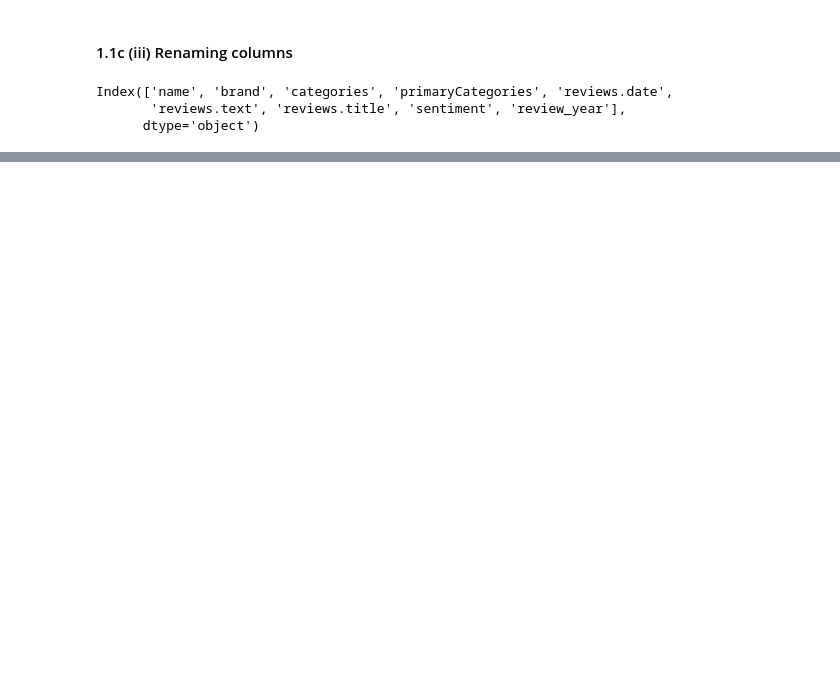
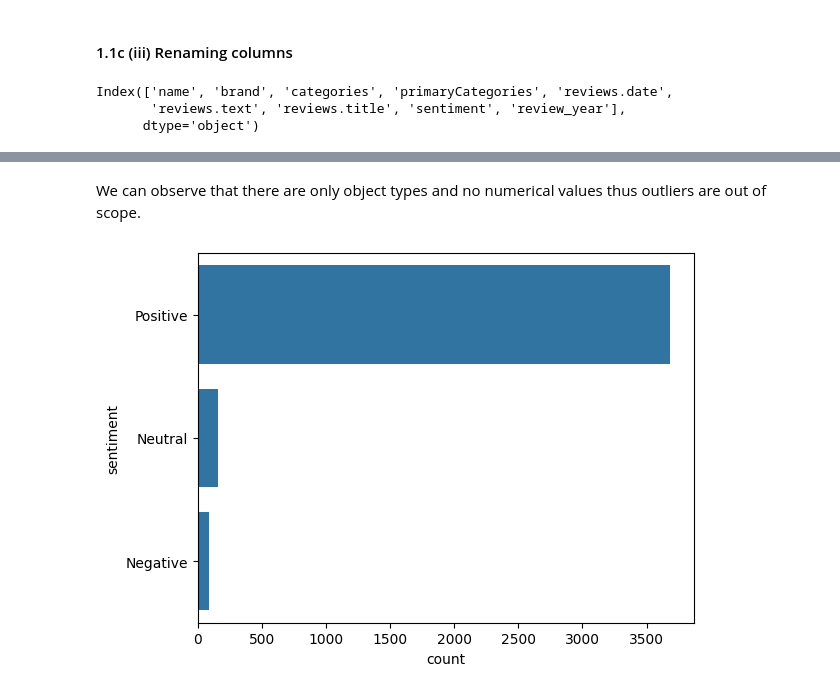
Before and after one commit to stanley-mah/MSA_FYP, a Jupyter notebook: data_cleaning.ipynb, the cells around one changed output, grey strips where cells are left out. Cells and saved outputs as stored; diff of their text form; code cells hidden in the pictures; blank space fills up the shorter version.

Commit message:
finished eda
visualized using wordcloud and pie/bar

```diff
--- a/data_cleaning.ipynb
+++ b/data_cleaning.ipynb
@@ -261,0 +298,6 @@ Index(['Product_name', 'product_brand', 'product_category',
+# %% [markdown]
+<p>We can observe that there are only object types and no numerical values thus outliers are out of scope.</p>
+# %%
+sns.countplot(y=train.sentiment);
+# %% [output]
+[figure, added]
```
Also changed, not shown: parts of 17 cells of this notebook.
